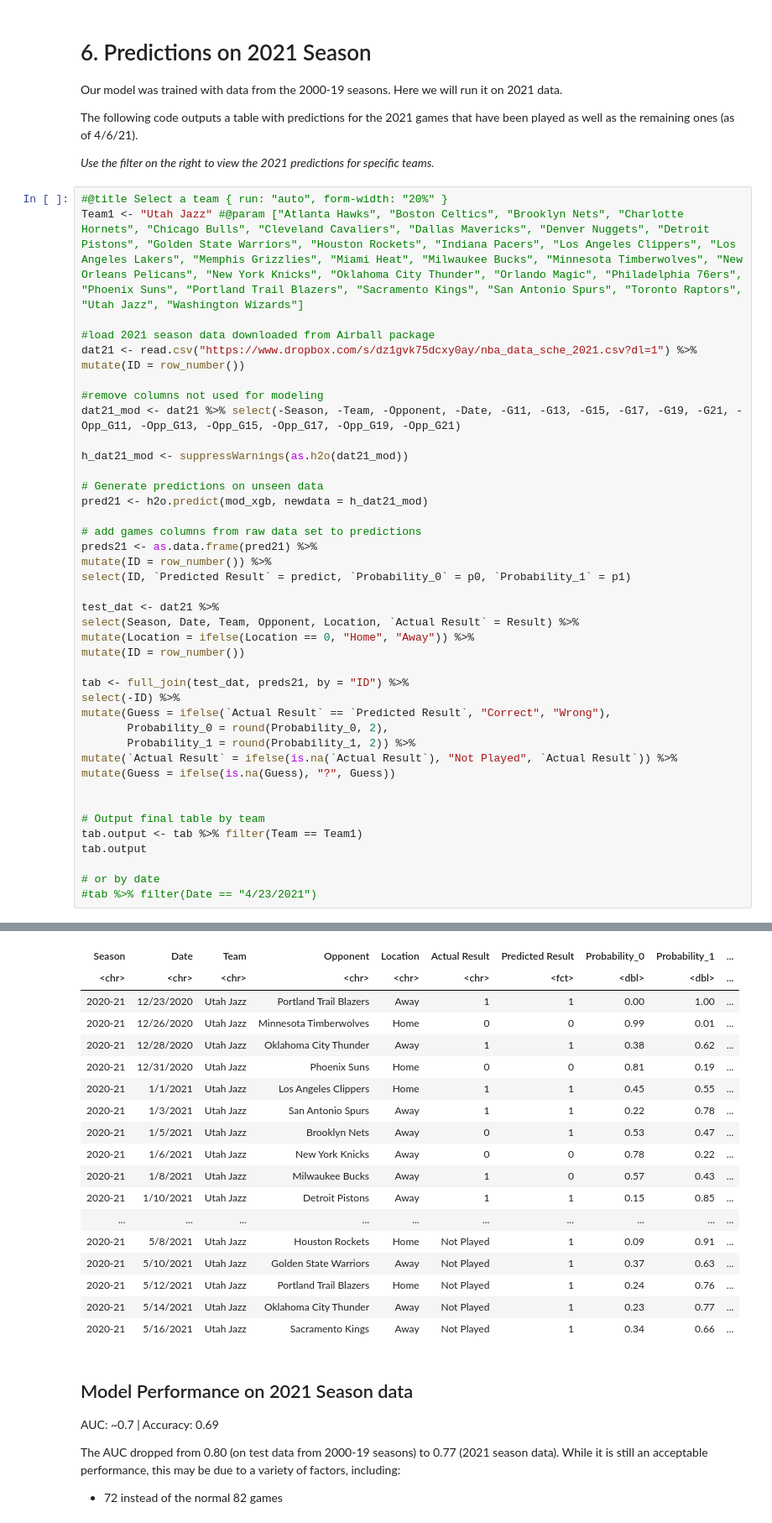
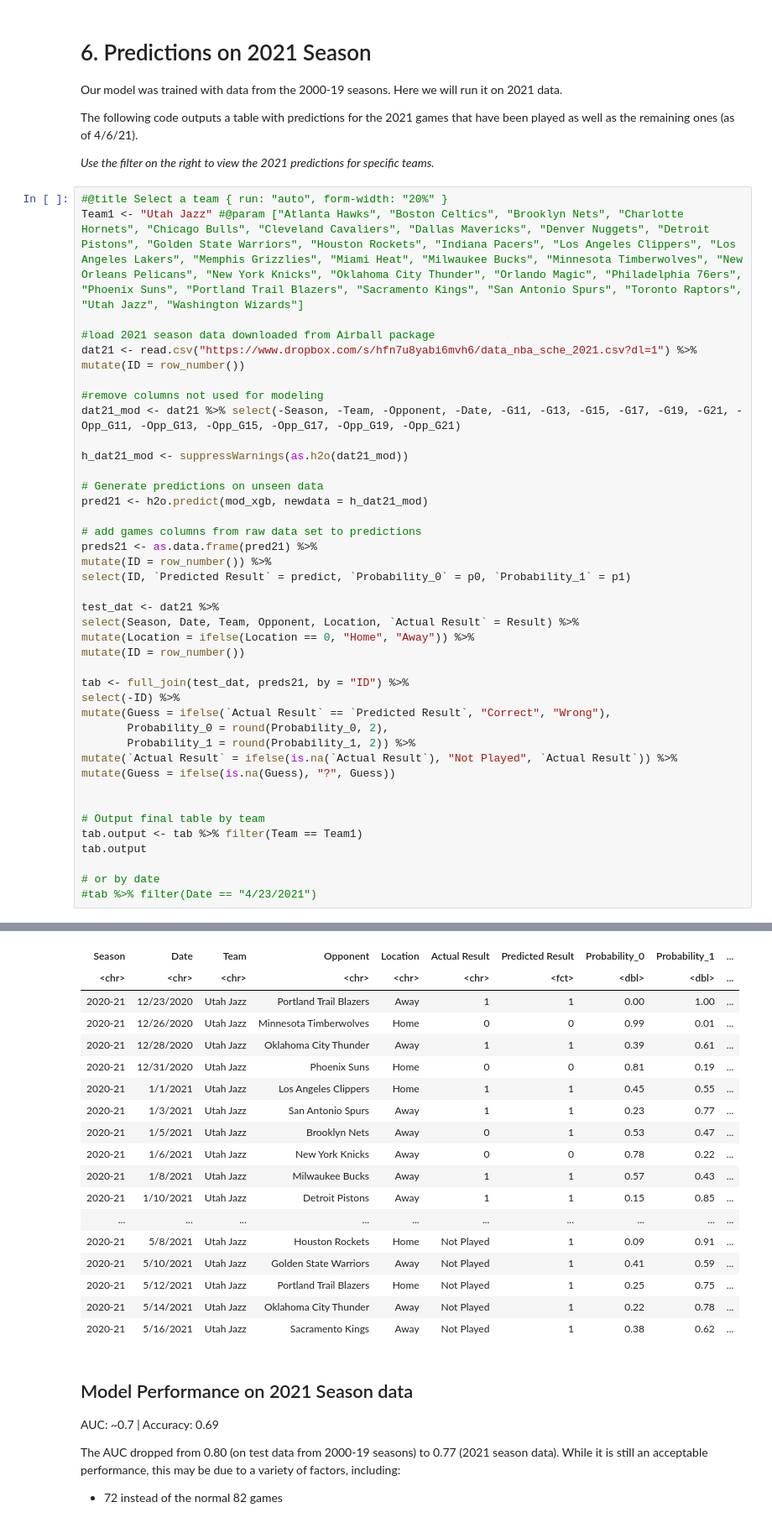
Before and after one commit to josedv82/NBA_Schedule_XGBoost_Classifier, a Jupyter notebook: NBA_Schedule_xgboost.ipynb, the cells around one changed output, grey strips where cells are left out. Shown at 84% size. Drawn from its saved outputs; the diff is of its cells as text.

```diff
--- a/NBA_Schedule_xgboost.ipynb
+++ b/NBA_Schedule_xgboost.ipynb
@@ -417,7 +417,7 @@ The following code outputs a table with predictions for the 2021 games that have
 Team1 <- "Utah Jazz" #@param ["Atlanta Hawks", "Boston Celtics", "Brooklyn Nets", "Charlotte Hornets", "Chicago Bulls", "Cleveland Cavaliers", "Dallas Mavericks", "Denver Nuggets", "Detroit Pistons", "Golden State Warriors", "Houston Rockets", "Indiana Pacers", "Los Angeles Clippers", "Los Angeles Lakers", "Memphis Grizzlies", "Miami Heat", "Milwaukee Bucks", "Minnesota Timberwolves", "New Orleans Pelicans", "New York Knicks", "Oklahoma City Thunder", "Orlando Magic", "Philadelphia 76ers", "Phoenix Suns", "Portland Trail Blazers", "Sacramento Kings", "San Antonio Spurs", "Toronto Raptors", "Utah Jazz", "Washington Wizards"]
 
 #load 2021 season data downloaded from Airball package
-dat21 <- read.csv("https://www.dropbox.com/s/dz1gvk75dcxy0ay/nba_data_sche_2021.csv?dl=1") %>% mutate(ID = row_number())
+dat21 <- read.csv("https://www.dropbox.com/s/hfn7u8yabi6mvh6/data_nba_sche_2021.csv?dl=1") %>% mutate(ID = row_number())
 
 #remove columns not used for modeling
 dat21_mod <- dat21 %>% select(-Season, -Team, -Opponent, -Date, -G11, -G13, -G15, -G17, -G19, -G21, -Opp_G11, -Opp_G13, -Opp_G15, -Opp_G17, -Opp_G19, -Opp_G21)
@@ -433,47 +433,47 @@ mutate(ID = row_number()) %>%
 select(ID, `Predicted Result` = predict, `Probability_0` = p0, `Probability_1` = p1)
 
 test_dat <- dat21 %>%
 select(Season, Date, Team, Opponent, Location, `Actual Result` = Result) %>%
 mutate(Location = ifelse(Location == 0, "Home", "Away")) %>%
 mutate(ID = row_number())
 
 tab <- full_join(test_dat, preds21, by = "ID") %>%
 select(-ID) %>%
 mutate(Guess = ifelse(`Actual Result` == `Predicted Result`, "Correct", "Wrong"),
        Probability_0 = round(Probability_0, 2),
        Probability_1 = round(Probability_1, 2)) %>%
 mutate(`Actual Result` = ifelse(is.na(`Actual Result`), "Not Played", `Actual Result`)) %>%
 mutate(Guess = ifelse(is.na(Guess), "?", Guess))
 
 
 # Output final table by team
 tab.output <- tab %>% filter(Team == Team1)
 tab.output
 
 # or by date
 #tab %>% filter(Date == "4/23/2021")
 # %% [output]
   |======================================================================| 100%
   |======================================================================| 100%
 A data.frame: 72 × 10
 | Season | Date | Team | Opponent | Location | Actual Result | Predicted Result | Probability_0 | Probability_1 | ... |
 | <chr> | <chr> | <chr> | <chr> | <chr> | <chr> | <fct> | <dbl> | <dbl> | ... |
 | 2020-21 | 12/23/2020 | Utah Jazz | Portland Trail Blazers | Away | 1 | 1 | 0.00 | 1.00 | ... |
 | 2020-21 | 12/26/2020 | Utah Jazz | Minnesota Timberwolves | Home | 0 | 0 | 0.99 | 0.01 | ... |
-| 2020-21 | 12/28/2020 | Utah Jazz | Oklahoma City Thunder | Away | 1 | 1 | 0.38 | 0.62 | ... |
+| 2020-21 | 12/28/2020 | Utah Jazz | Oklahoma City Thunder | Away | 1 | 1 | 0.39 | 0.61 | ... |
 | 2020-21 | 12/31/2020 | Utah Jazz | Phoenix Suns | Home | 0 | 0 | 0.81 | 0.19 | ... |
 | 2020-21 | 1/1/2021 | Utah Jazz | Los Angeles Clippers | Home | 1 | 1 | 0.45 | 0.55 | ... |
-| 2020-21 | 1/3/2021 | Utah Jazz | San Antonio Spurs | Away | 1 | 1 | 0.22 | 0.78 | ... |
+| 2020-21 | 1/3/2021 | Utah Jazz | San Antonio Spurs | Away | 1 | 1 | 0.23 | 0.77 | ... |
 | 2020-21 | 1/5/2021 | Utah Jazz | Brooklyn Nets | Away | 0 | 1 | 0.53 | 0.47 | ... |
 | 2020-21 | 1/6/2021 | Utah Jazz | New York Knicks | Away | 0 | 0 | 0.78 | 0.22 | ... |
-| 2020-21 | 1/8/2021 | Utah Jazz | Milwaukee Bucks | Away | 1 | 0 | 0.57 | 0.43 | ... |
+| 2020-21 | 1/8/2021 | Utah Jazz | Milwaukee Bucks | Away | 1 | 1 | 0.57 | 0.43 | ... |
 | 2020-21 | 1/10/2021 | Utah Jazz | Detroit Pistons | Away | 1 | 1 | 0.15 | 0.85 | ... |
 | ... | ... | ... | ... | ... | ... | ... | ... | ... | ... |
 | 2020-21 | 5/8/2021 | Utah Jazz | Houston Rockets | Home | Not Played | 1 | 0.09 | 0.91 | ... |
-| 2020-21 | 5/10/2021 | Utah Jazz | Golden State Warriors | Away | Not Played | 1 | 0.37 | 0.63 | ... |
-| 2020-21 | 5/12/2021 | Utah Jazz | Portland Trail Blazers | Home | Not Played | 1 | 0.24 | 0.76 | ... |
-| 2020-21 | 5/14/2021 | Utah Jazz | Oklahoma City Thunder | Away | Not Played | 1 | 0.23 | 0.77 | ... |
-| 2020-21 | 5/16/2021 | Utah Jazz | Sacramento Kings | Away | Not Played | 1 | 0.34 | 0.66 | ... |
+| 2020-21 | 5/10/2021 | Utah Jazz | Golden State Warriors | Away | Not Played | 1 | 0.41 | 0.59 | ... |
+| 2020-21 | 5/12/2021 | Utah Jazz | Portland Trail Blazers | Home | Not Played | 1 | 0.25 | 0.75 | ... |
+| 2020-21 | 5/14/2021 | Utah Jazz | Oklahoma City Thunder | Away | Not Played | 1 | 0.22 | 0.78 | ... |
+| 2020-21 | 5/16/2021 | Utah Jazz | Sacramento Kings | Away | Not Played | 1 | 0.38 | 0.62 | ... |
 # %% [markdown]
 ## Model Performance on 2021 Season data
 
```
Also changed, not shown: parts of 8 cells of this notebook.
